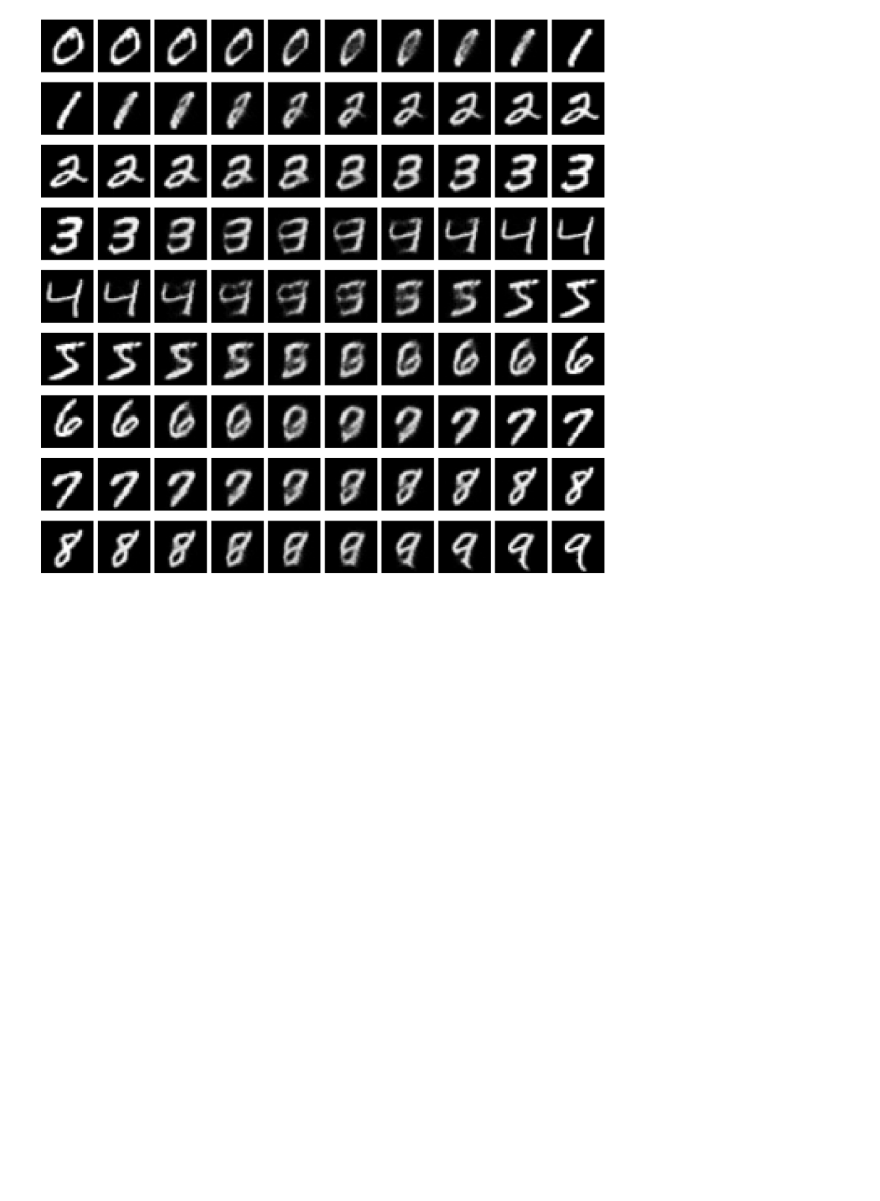
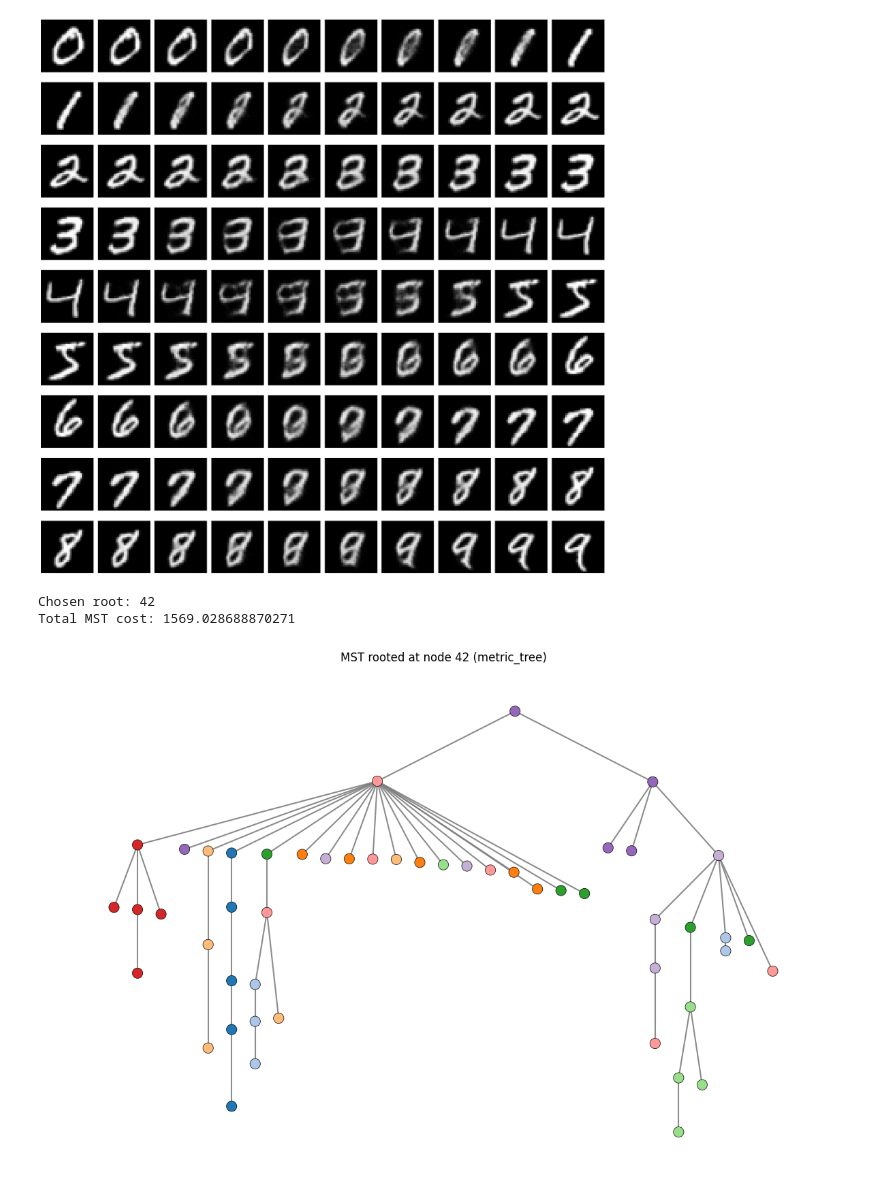
Before and after one commit to wdiepeveen/Riemannian-Archetypal-Analysis, a Jupyter notebook: mnist_multi_ellipsoid_starflow.ipynb, the cells around one changed output. Saved outputs shown, nothing was run; the diff lists cells and outputs as text; code cells hidden in the pictures; blank space fills up the shorter version.

Commit message:
played around with high-likelihood data

```diff
--- a/mnist_multi_ellipsoid_starflow.ipynb
+++ b/mnist_multi_ellipsoid_starflow.ipynb
@@ -603,3 +618,42 @@ plt.savefig(os.path.join(results_folder,"geodesics_starflow_iso_unsupervised.png
 plt.show()
 # %% [output]
 [figure]
+# %%
+# construct [data_clusters, image_cluster_centers_unsupervised, data barycentre]
+num_points = 5
+images = torch.zeros((10, num_points, 1, H, W))
+for digit in range(10):
+    digit_indices = (labels == digit)
+    images[digit] = data[digit_indices][:num_points]
+
+images = images.reshape(-1, 1, H, W)
+all_points = torch.cat([images, barycentre], dim=0)
+
+graph_labels =sum([[i + 1] * num_points for i in range(10)], []) + [8]
+# %%
+# construct pairwise distance matrix between all_points
+with torch.no_grad():
+    pairwise_distances = torch.zeros((all_points.shape[0], all_points.shape[0]))
+    for i in tqdm(range(all_points.shape[0])):
+        for j in range(i+1, all_points.shape[0]):
+            d = iso_starflow_unsupervised_manifold.distance(all_points[i][None,None], all_points[j][None,None])[0,0,0].item()
+            pairwise_distances[i, j] = d
+            pairwise_distances[j, i] = d
+# %%
+from src.dimension_reduction.minimal_spanning_tree import MetricMST
+
+# graph_labels = [2] * 28 + [1] * 10 + [0] * 1 # 28 data clusters, 10 unsupervised cluster centers, 1 barycentre
+mst = MetricMST(pairwise_distances, labels=graph_labels, use_graphviz=True)
+mst.fit(use_edge_weight_root=False)
+
+print("Chosen root:", mst.root)
+print("Total MST cost:", mst.total_cost())
+
+mst.plot(
+    annotate=False,
+    show_edge_weights=False
+)
+# %% [output]
+Chosen root: 42
+Total MST cost: 1569.028688870271
+[figure, added]
```
Also changed, not shown: parts of 4 cells of this notebook, 5 other files.
